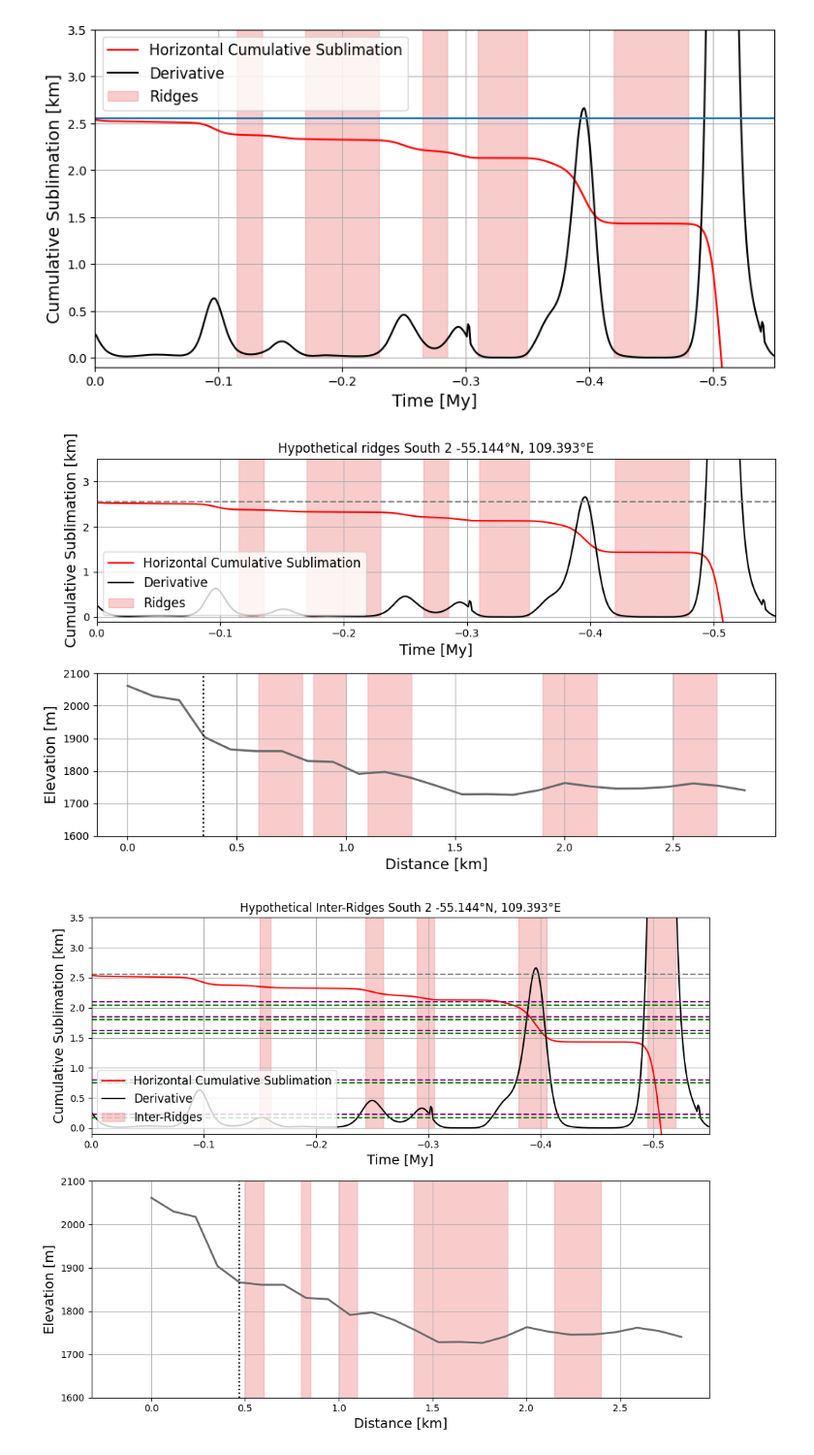
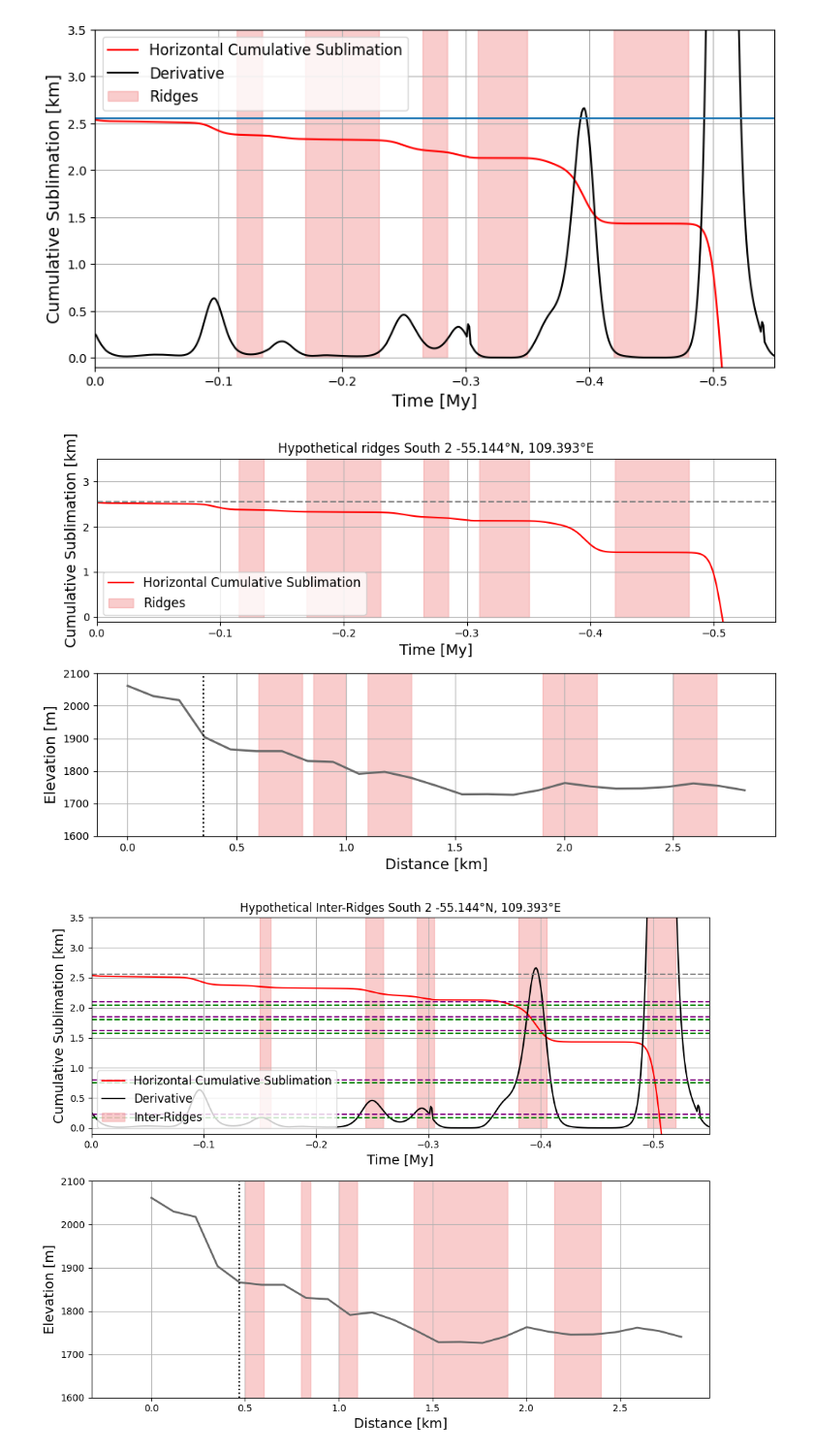
Before and after one commit to lsperezm/Martian_Icy_Scarps, a Jupyter notebook: Code/New_Scarps.ipynb, the cells around one changed output. Shown at 97% size. Drawn from its saved outputs; the diff is of its cells as text; code cells hidden in the pictures.

```diff
--- a/Code/New_Scarps.ipynb
+++ b/Code/New_Scarps.ipynb
@@ -128,7 +90,7 @@ fig, (ax1, ax2) = plt.subplots(2, 1, figsize=(10, 6), sharex=False)
 
 # --- Top plot: Sublimation vs Time ---
 ax1.plot(years2/1e6, horiz2/1000 - 378.21, color='red', label='Horizontal Cumulative Sublimation')
-ax1.plot(years2/1e6, deriv2/10, color='black', label='Derivative')
+#ax1.plot(years2/1e6, deriv2/10, color='black', label='Derivative')
 ax1.axhline(2.552, color='gray', linestyle='--')
 
 # Highlight ridges
@@ -139,34 +101,34 @@ ax1.fill_between([-0.23, -0.17], 1e7, color='lightcoral', alpha=0.4)
 ax1.fill_between([-0.135, -0.115], 1e7, color='lightcoral', alpha=0.4)
 
 # Formatting for sublimation axis
 ax1.set_xlim(-0.55, 0)
 ax1.set_ylim(-0.1, 3.5)
 ax1.invert_xaxis()
 ax1.set_xlabel('Time [My]', fontsize=14)
 ax1.set_ylabel('Cumulative Sublimation [km]', fontsize=14)
 ax1.grid(True)
 ax1.legend(loc='lower left', fontsize=12)
 
 # --- Bottom plot: Topographic profile ---
 ax2.plot(dist2, elevation2, color='dimgray', linewidth=2)
 ax2.set_xlabel('Distance [km]', fontsize=14)
 ax2.set_ylabel('Elevation [m]', fontsize=14)
 ax2.grid(True)
 
 ax2.fill_between([0.6,0.8],2750, color='lightcoral', alpha=0.4,label='Ridges')
 ax2.fill_between([0.85,1.],2750, color='lightcoral', alpha=0.4)
 ax2.fill_between([1.1,1.3],2750, color='lightcoral', alpha=0.4)
 ax2.fill_between([1.9,2.15],2750, color='lightcoral', alpha=0.4)
 ax2.fill_between([2.5,2.7],2750, color='lightcoral', alpha=0.4)
 ax2.axvline(0.348,linestyle=':',color='black',label='Present Day Scarp')
 ax2.scatter(0.17, 1575, color='red', marker='*', s=100, label='1',zorder=3)
 
 
 ax2.set_ylim(1600,2100)
 ax1.set_title('Hypothetical ridges South 2 -55.144°N, 109.393°E')
 plt.tight_layout()
 # %% [output]
-[figure, old version]
+[figure, new version]
 # %%
 fig, (ax1, ax2) = plt.subplots(2, 1, figsize=(10, 8), sharex=False)
 
```
Also changed, not shown: parts of 13 cells of this notebook, 1 other file.
